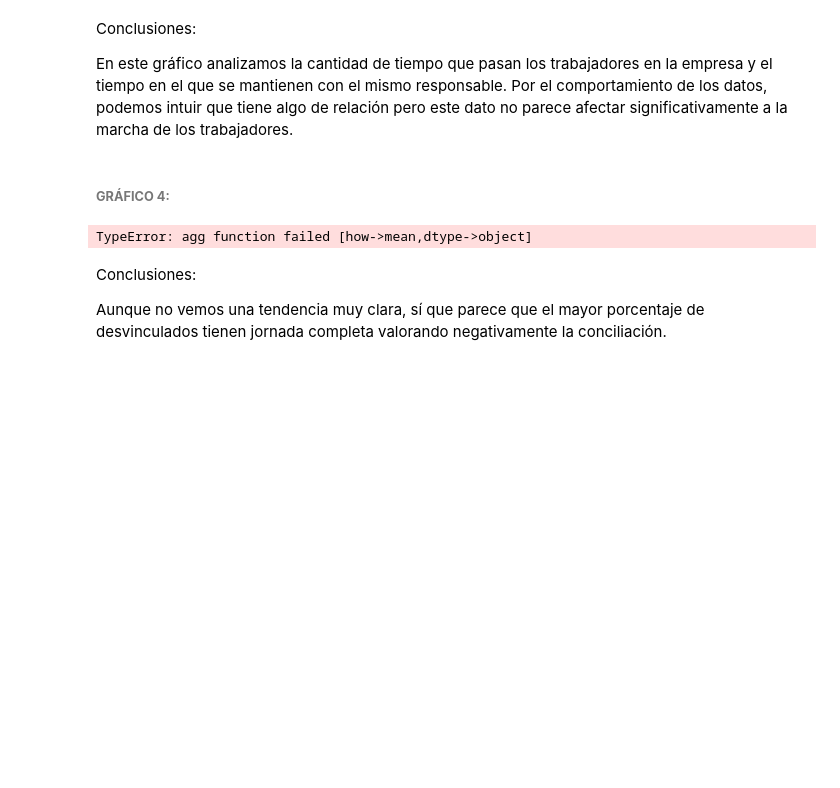
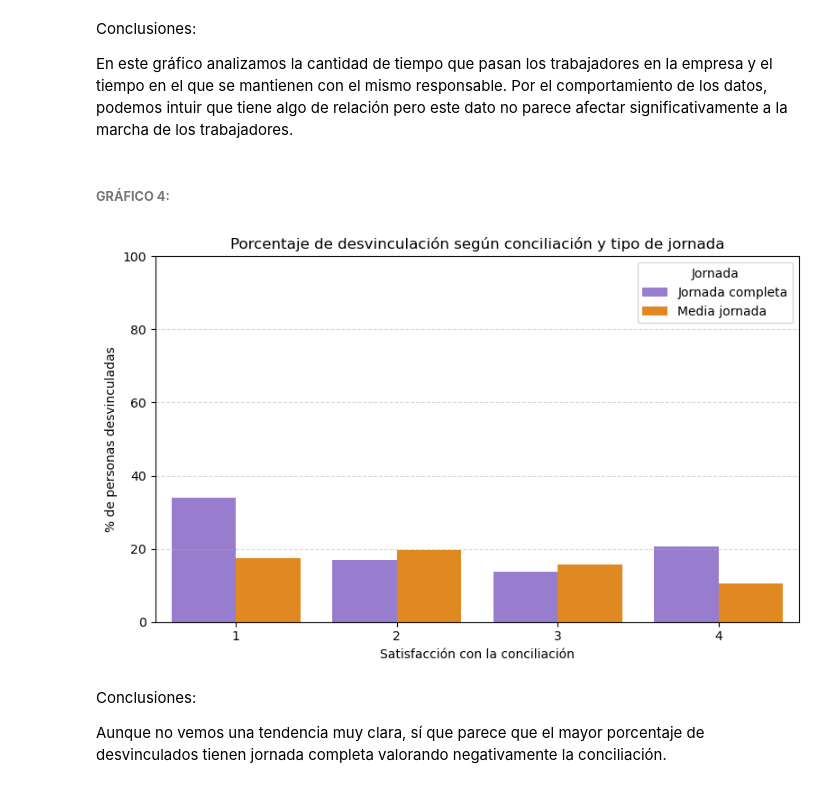
Before and after one commit to SilviaFarled/Modulo-3-Proyecto-Grupo4-Datahoot, a Jupyter notebook: PARTE-4_project-da-promo-52-modulo-3-team-4-VISUALIZACION.ipynb, the cells around one changed output. Drawn from its saved outputs; the diff is of its cells as text; code cells hidden in the pictures; blank space fills up the shorter version.

```diff
--- a/PARTE-4_project-da-promo-52-modulo-3-team-4-VISUALIZACION.ipynb
+++ b/PARTE-4_project-da-promo-52-modulo-3-team-4-VISUALIZACION.ipynb
@@ -232,7 +235,7 @@ Conclusiones:
 # Valoración de la conciliación respecto a la desvinculación
 
 # Creamos una copia del DataFrame original para no modificar los datos base
-df2 = df.copy()
+df2 = df1.copy()
 
 # Eliminamos las filas que tengan valores nulos en las columnas necesarias para el análisis
 df2 = df2.dropna(subset=['Satisf. conciliación', 'Estado', 'Jornada'])
@@ -243,34 +246,34 @@ df2 = df2.dropna(subset=['Satisf. conciliación', 'Estado', 'Jornada'])
 df_grouped = df2.groupby(['Satisf. conciliación', 'Jornada'])['Estado'].mean().reset_index()
 
 # Convertimos la proporción (0-1) a porcentaje (0-100)
 df_grouped['% Desvinculados'] = df_grouped['Estado'] * 100
 
 # Creamos la figura y el gráfico de barras
 plt.figure(figsize=(8, 5))
 sns.barplot(
     data=df_grouped,
     x='Satisf. conciliación',
     y='% Desvinculados',
     hue='Jornada',
     palette=colores_proyecto
 )
 
 # Etiquetas y título
 plt.title('Porcentaje de desvinculación según conciliación y tipo de jornada')
 plt.ylabel('% de personas desvinculadas')
 plt.xlabel('Satisfacción con la conciliación')
 
 # Límites del eje Y y estilo de rejilla
 plt.ylim(0, 100)
 plt.grid(axis='y', linestyle='--', alpha=0.5)
 
 # Ajuste automático del diseño
 plt.tight_layout()
 
 # Mostramos el gráfico
 plt.show()
 # %% [output]
-TypeError: agg function failed [how->mean,dtype->object]
+[figure, added]
 # %% [markdown]
 Conclusiones:
 
```
Also changed, not shown: parts of 4 cells of this notebook.
